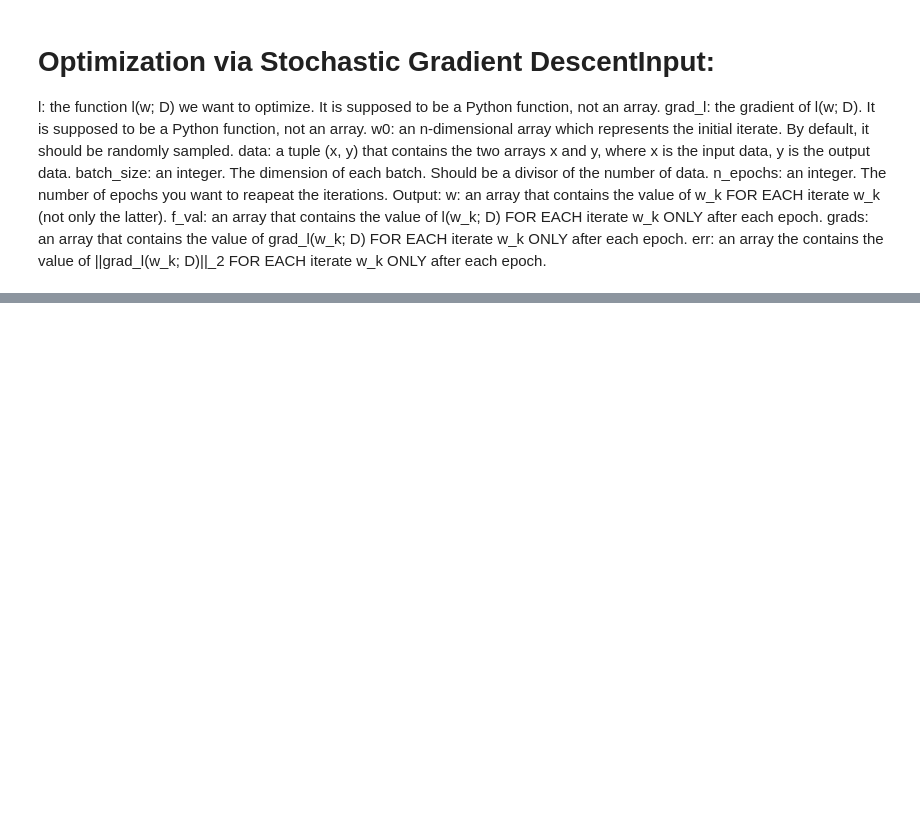
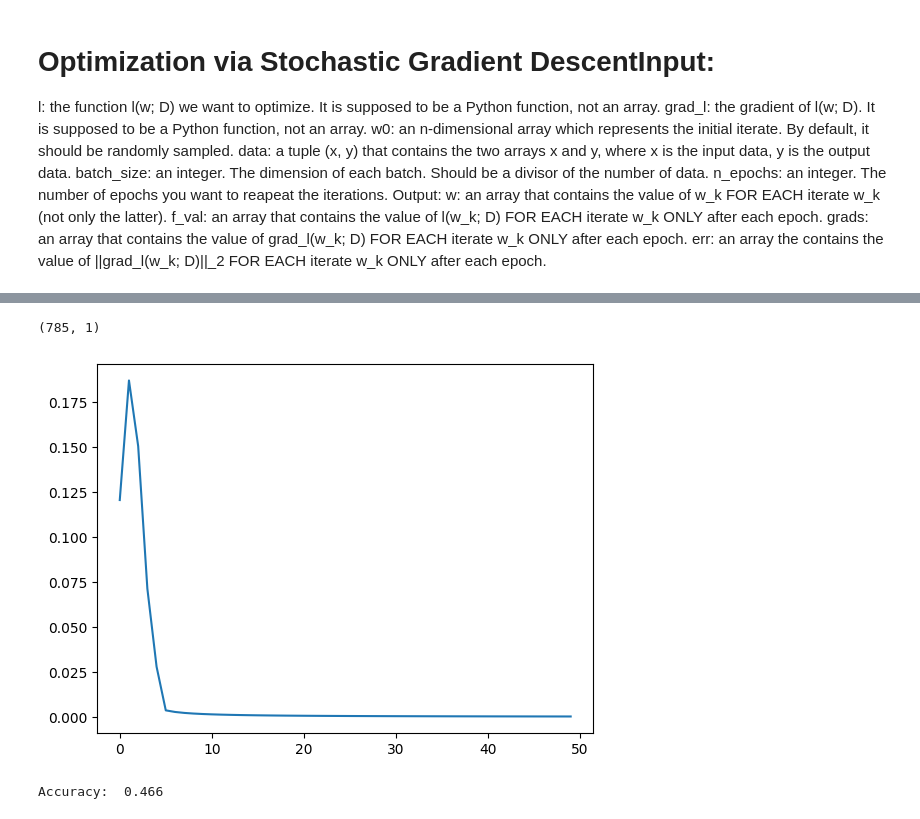
Before and after one commit to elements72/SMM, a Jupyter notebook: lab3/lab3.ipynb, the cells around one changed output, grey strips where cells are left out. Saved outputs shown, nothing was run; the diff lists cells and outputs as text; code cells hidden in the pictures; blank space fills up the shorter version.

```diff
--- a/lab3/lab3.ipynb
+++ b/lab3/lab3.ipynb
@@ -385 +385,3 @@ print(x_train.shape, x_test.shape)
+# %%
+n_epochs = 25
 # %%
@@ -488,0 +480,54 @@ Accuracy:  0.5
+# %%
+w_star.shape
+# %% [output]
+(785, 1)
+# %%
+def GD2(f, grad_f, D, w0, tolf=1e-9, tolx=1e-9, kmax=50, alpha=0.1, back=False):
+
+    x_cup, y = D
+    shape = (kmax, *w0.shape)
+
+    w = np.zeros(shape)
+    f_val = np.zeros((kmax, 1))
+    grads = np.zeros((kmax, 1, w0.shape[0]))
+    err = np.zeros((kmax, 1))
+    # output
+
+
+    #x_cup = np.concatenate((np.ones((1, N)), X), axis=0)
+
+    x_tol = tolx
+    f_tol = tolf
+    w_old = w0
+    k = 0
+
+    while k < kmax and x_tol >= tolx and f_tol >= tolf:
+        if back:
+            alpha = backtracking(f, grad_f, w_old)
+        w_k = w_old - alpha * grad_f(w_old, x_cup, y)
+        x_tol = np.linalg.norm(w_k-w_old)
+        f_tol = np.linalg.norm(f(w_k, x_cup, y))
+
+        # Update arrays
+        w[k] = w_k
+        f_val[k] = f(w_k, x_cup, y)
+        grads[k] = grad_f(w_k, x_cup, y)
+        err[k] = np.linalg.norm(grads[k])
+        w_old = w_k
+        k = k+1
+
+    return w[:k], f_val[:k], grads[:k], err[:k]
+# %%
+w, f_val, grads, err = GD2(l, grad_l, (x_train, y_train), w0)
+# %%
+w_star = w[-1]
+x_plot = np.arange(len(w))
+plt.plot(x_plot, err)
+plt.show()
+# %% [output]
+[figure, added]
+# %%
+y_hat = predict(w_star, x_train)
+print("Accuracy: ", accuracy(y_hat, y_train))
+# %% [output]
+Accuracy:  0.466
```
Also changed, not shown: parts of 3 cells of this notebook, 2 other files.
